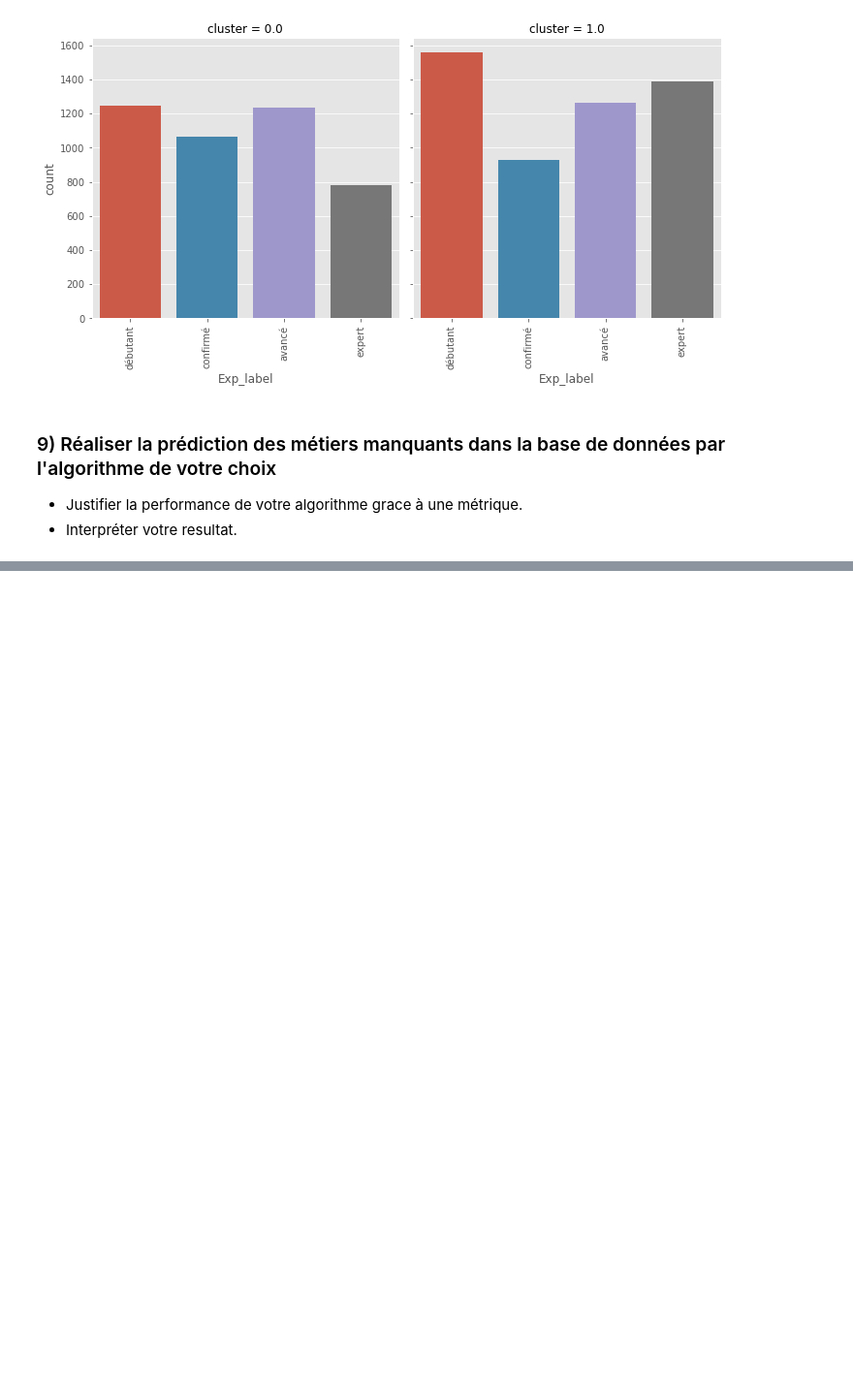
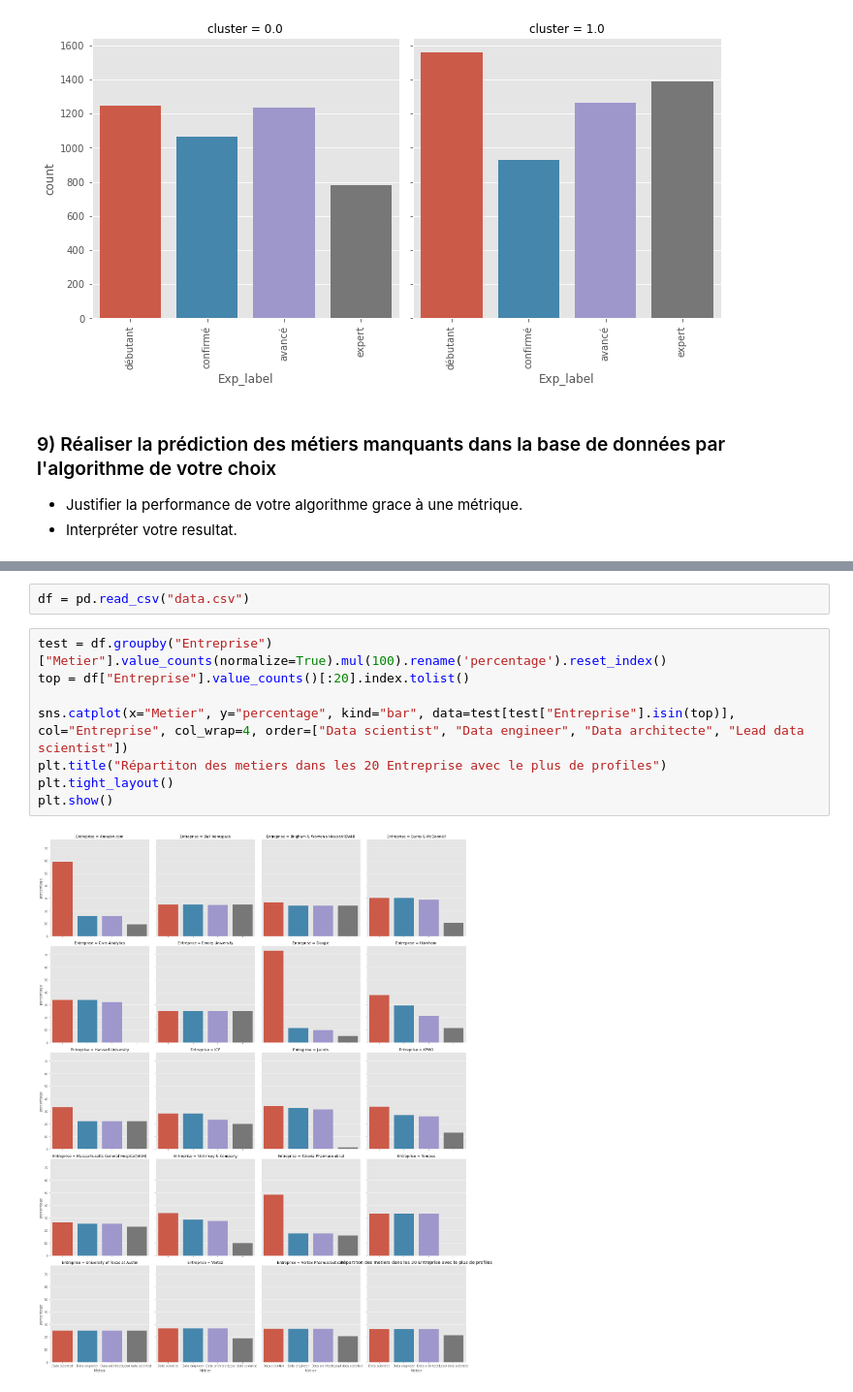
Before and after one commit to FlorianMuller/test-aquila, a Jupyter notebook: Test_Technique_ML.ipynb, the cells around one changed output, grey strips where cells are left out. Shown: that part at 97% size. Cells and saved outputs as stored; diff of their text form; blank space fills up the shorter version.

```diff
--- a/Test_Technique_ML.ipynb
+++ b/Test_Technique_ML.ipynb
@@ -586,0 +596,12 @@ train_df, test_df = train_test_split(test_size=0.3,)
+# %%
+df = pd.read_csv("data.csv")
+# %%
+test = df.groupby("Entreprise")["Metier"].value_counts(normalize=True).mul(100).rename('percentage').reset_index()
+top = df["Entreprise"].value_counts()[:20].index.tolist()
+
+sns.catplot(x="Metier", y="percentage", kind="bar", data=test[test["Entreprise"].isin(top)], col="Entreprise", col_wrap=4, order=["Data scientist", "Data engineer", "Data architecte", "Lead data scientist"])
+plt.title("Répartiton des metiers dans les 20 Entreprise avec le plus de profiles")
+plt.tight_layout()
+plt.show()
+# %% [output]
+[figure, added]
```
Also changed, not shown: parts of 26 cells of this notebook.
